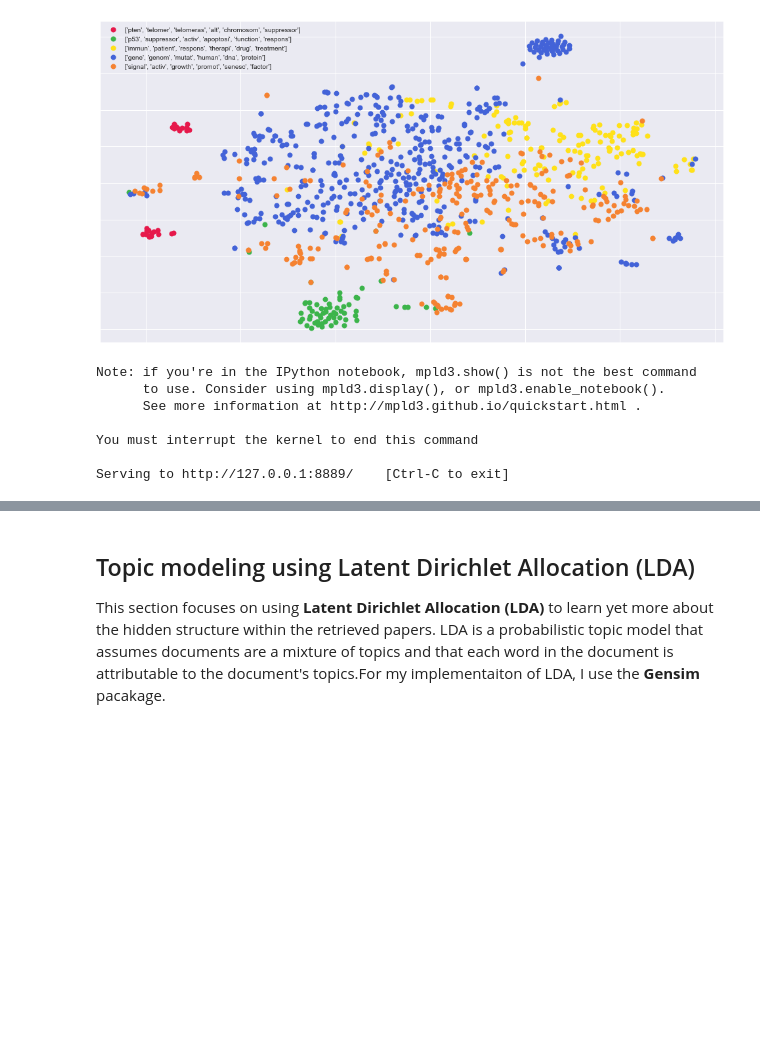
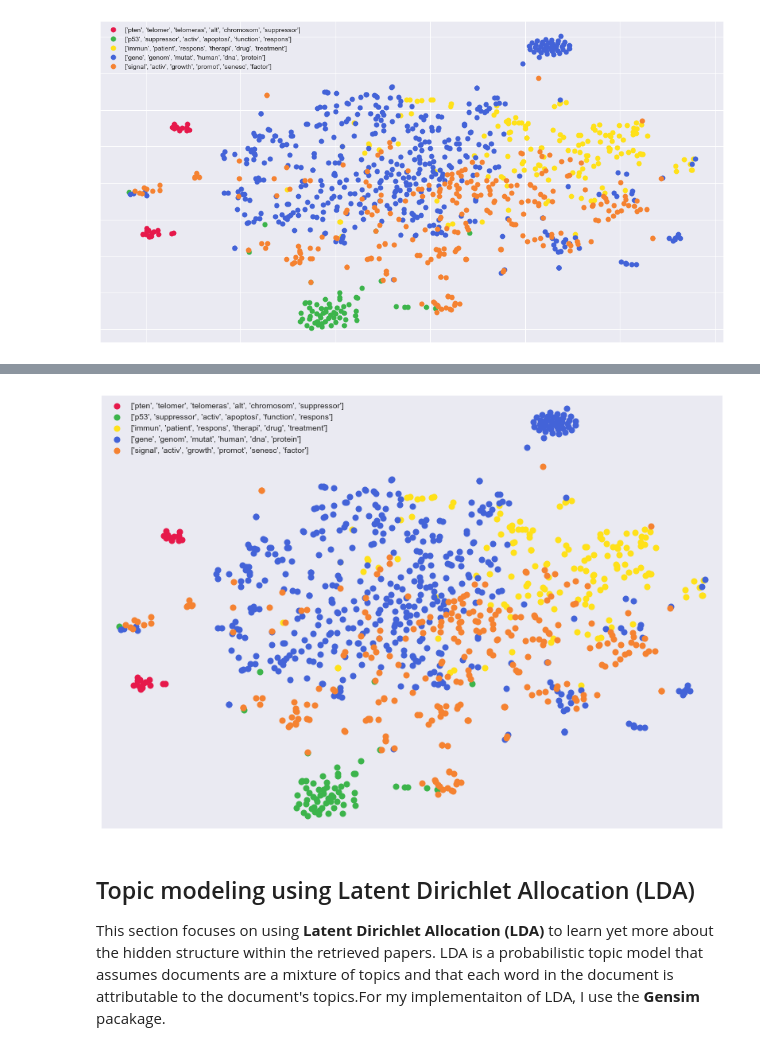
Before and after one commit to mengyux2/Relations-in-PubMed-papers, a Jupyter notebook: Relations-in-Pubmed-papers-demo.ipynb, the cells around one changed output, grey strips where cells are left out. Saved outputs shown, nothing was run; the diff lists cells and outputs as text; code cells hidden in the pictures; blank space fills up the shorter version.

```diff
--- a/Relations-in-Pubmed-papers-demo.ipynb
+++ b/Relations-in-Pubmed-papers-demo.ipynb
@@ -549,16 +549,9 @@ for name, group in groups:
 ax.legend(numpoints=1) #show legend with only one dot
 
 #mpld3.display() #show the plot
-#mpld3.enable_notebook(local=False)
-mpld3.show()
+mpld3.enable_notebook()
+#mpld3.show()
 #uncomment the below to export to html
 #html = mpld3.fig_to_html(fig)
 #print(html)
 # %% [output]
-Note: if you're in the IPython notebook, mpld3.show() is not the best command
-      to use. Consider using mpld3.display(), or mpld3.enable_notebook().
-      See more information at http://mpld3.github.io/quickstart.html .
-
-You must interrupt the kernel to end this command
-
-Serving to http://127.0.0.1:8889/    [Ctrl-C to exit]
@@ -570,3 +558,4 @@ Serving to http://127.0.0.1:8889/    [Ctrl-C to exit]
+[figure, added]
 # %% [markdown]
 ## Topic modeling using Latent Dirichlet Allocation (LDA)
 
```
Also changed, not shown: parts of 1 cell of this notebook.
